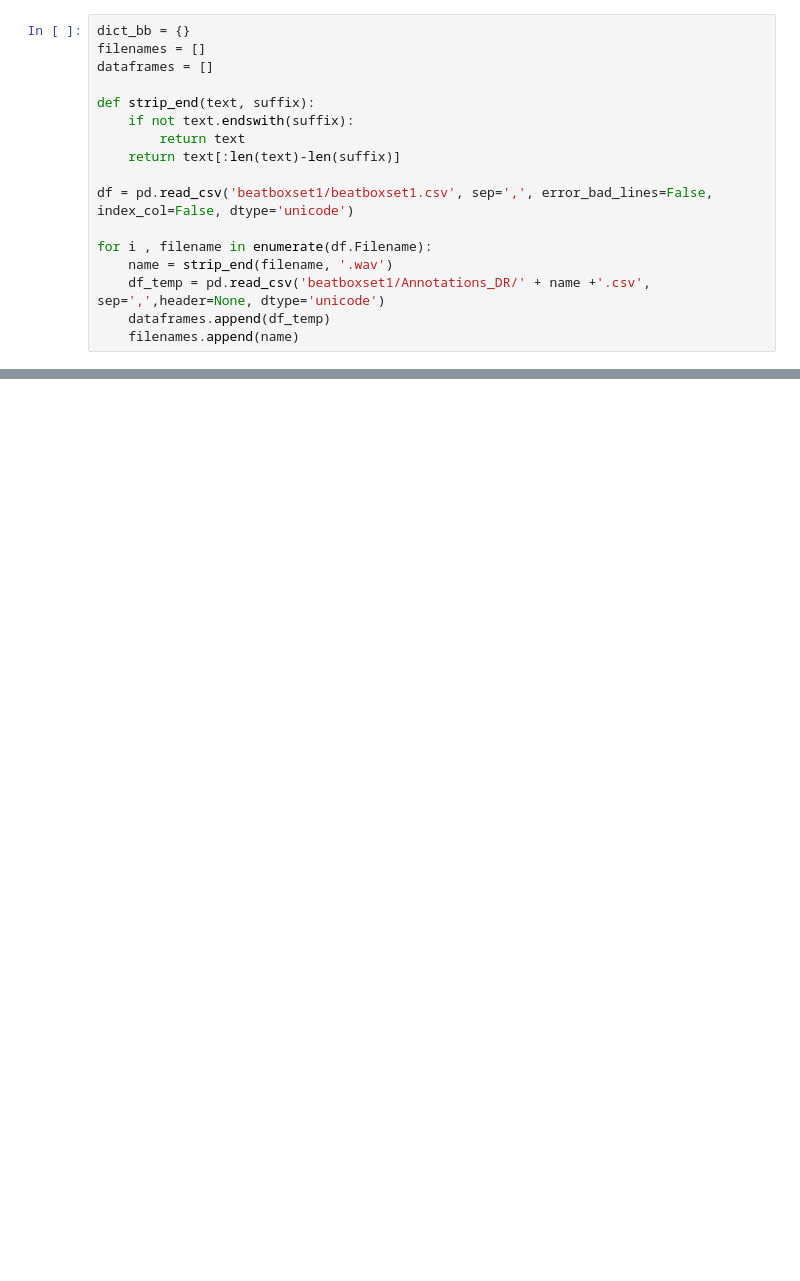
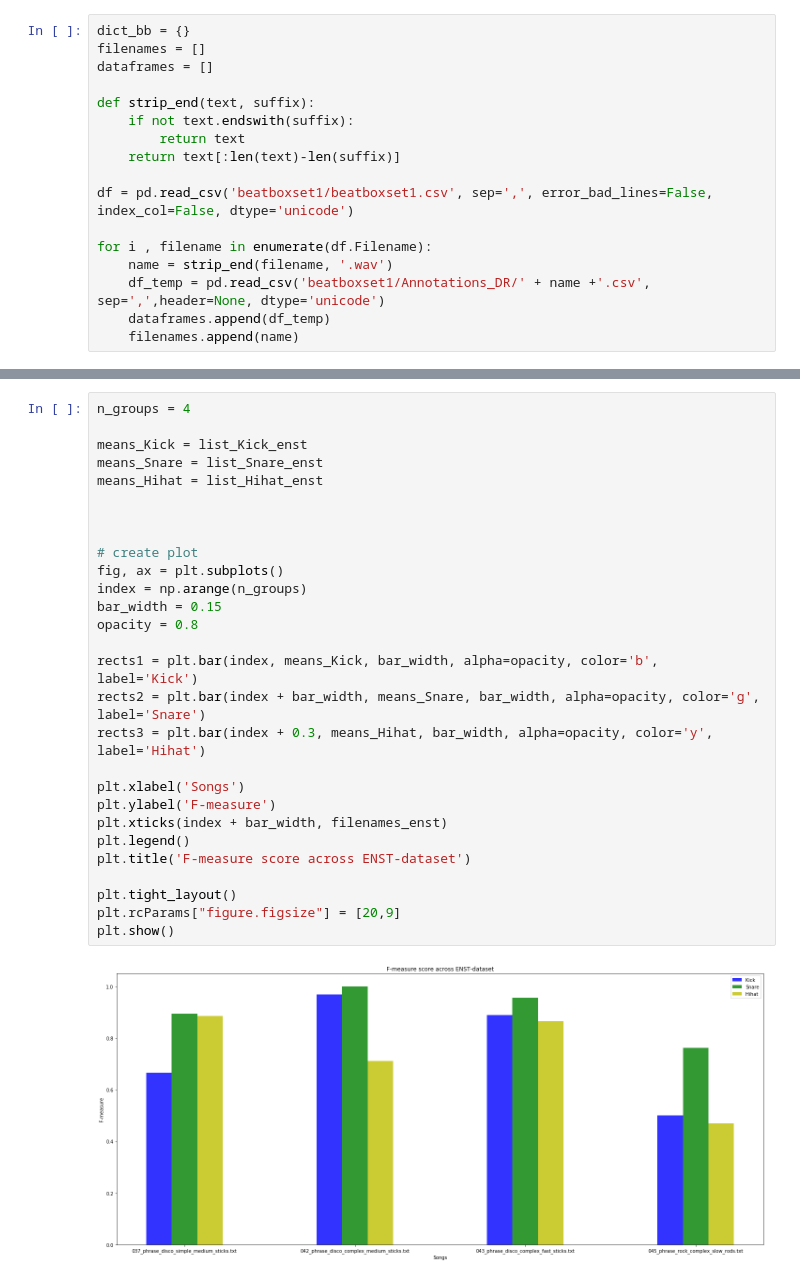
Before and after one commit to PedroMCRicardo/MIR, a Jupyter notebook: AutomaticDrumTranscription.ipynb, the cells around one changed output, grey strips where cells are left out. Saved outputs shown, nothing was run; the diff lists cells and outputs as text; blank space fills up the shorter version.

```diff
--- a/AutomaticDrumTranscription.ipynb
+++ b/AutomaticDrumTranscription.ipynb
@@ -250,0 +330,30 @@ plt.show()
+# %%
+n_groups = 4
+
+means_Kick = list_Kick_enst
+means_Snare = list_Snare_enst
+means_Hihat = list_Hihat_enst
+
+
+
+# create plot
+fig, ax = plt.subplots()
+index = np.arange(n_groups)
+bar_width = 0.15
+opacity = 0.8
+
+rects1 = plt.bar(index, means_Kick, bar_width, alpha=opacity, color='b', label='Kick')
+rects2 = plt.bar(index + bar_width, means_Snare, bar_width, alpha=opacity, color='g', label='Snare')
+rects3 = plt.bar(index + 0.3, means_Hihat, bar_width, alpha=opacity, color='y', label='Hihat')
+
+plt.xlabel('Songs')
+plt.ylabel('F-measure')
+plt.xticks(index + bar_width, filenames_enst)
+plt.legend()
+plt.title('F-measure score across ENST-dataset')
+
+plt.tight_layout()
+plt.rcParams["figure.figsize"] = [20,9]
+plt.show()
+# %% [output]
+[figure, added]
```
Also changed, not shown: parts of 21 cells of this notebook.
